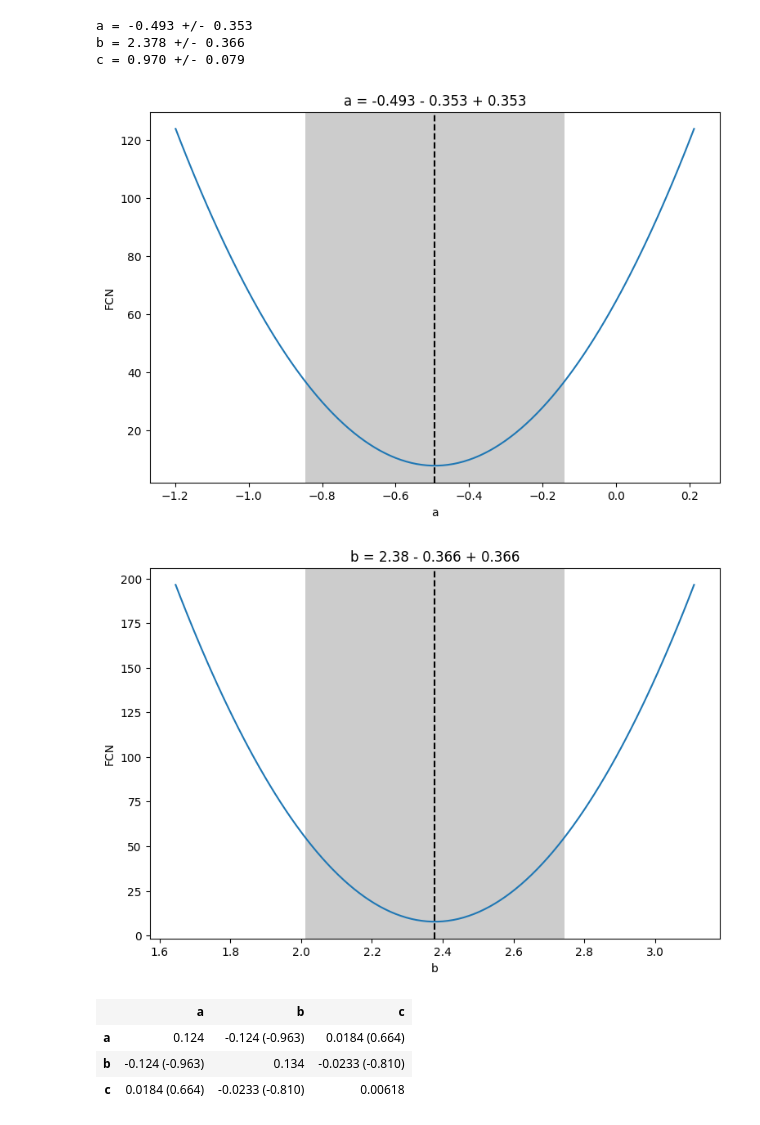
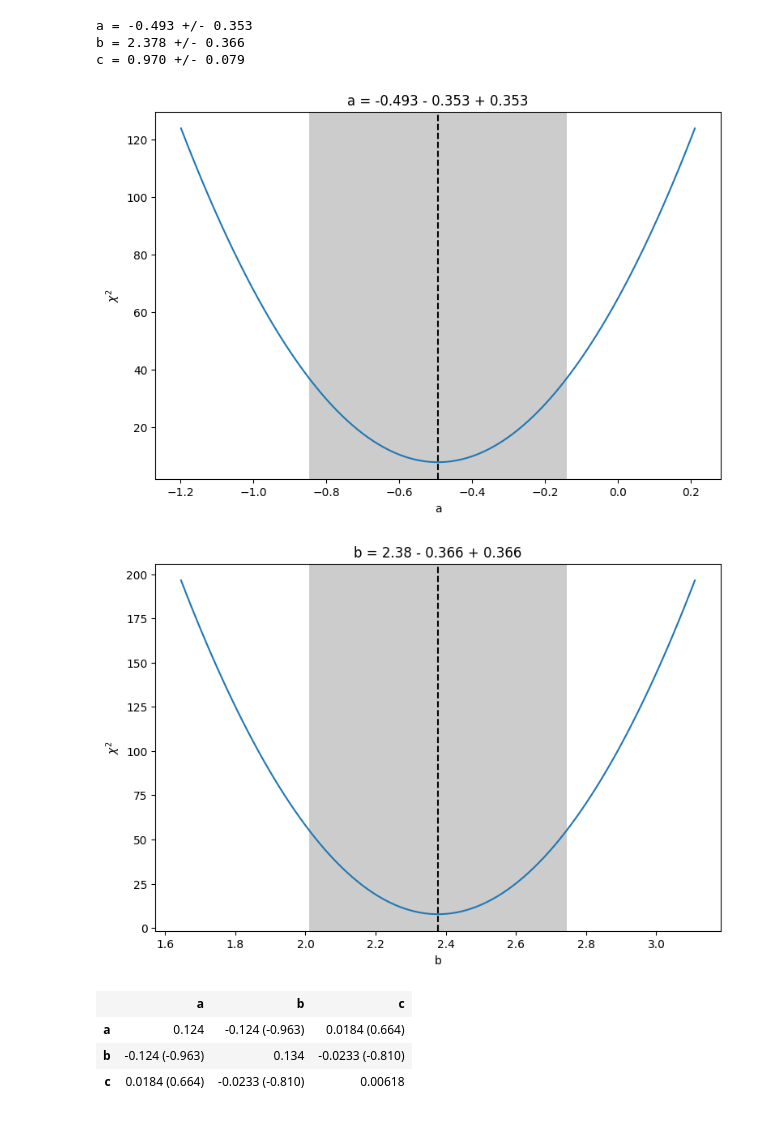
Before and after one commit to lucalista/analisi-dati-2022, a Jupyter notebook: 14.01.00__Minuit.ipynb, the cells around one changed output. Drawn from its saved outputs; the diff is of its cells as text; code cells hidden in the pictures.

```diff
--- a/14.01.00__Minuit.ipynb
+++ b/14.01.00__Minuit.ipynb
@@ -336,13 +340,17 @@ c = 0.970 +/- 0.079
 # %%
 plt.figure(figsize=(9,6), dpi=100)
 x, y = m.draw_profile("a")
+plt.ylabel("$\chi^2$")
+plt.show()
 # %% [output]
-[figure, old version]
+[figure, new version]
 # %%
 plt.figure(figsize=(9,6), dpi=100)
 x, y = m.draw_profile("b")
+plt.ylabel("$\chi^2$")
+plt.show()
 # %% [output]
-[figure, old version]
+[figure, new version]
 # %%
 m.covariance
 # %% [output]
```
Also changed, not shown: parts of 10 cells of this notebook, 4 other files.
